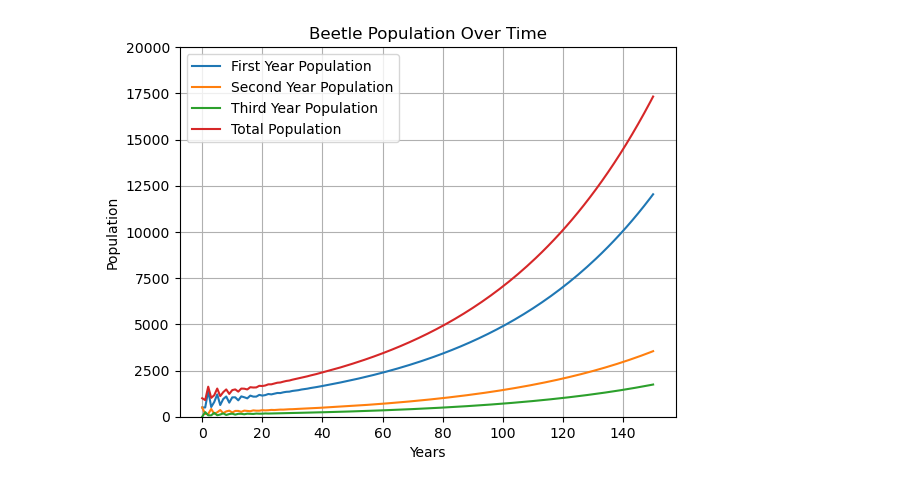
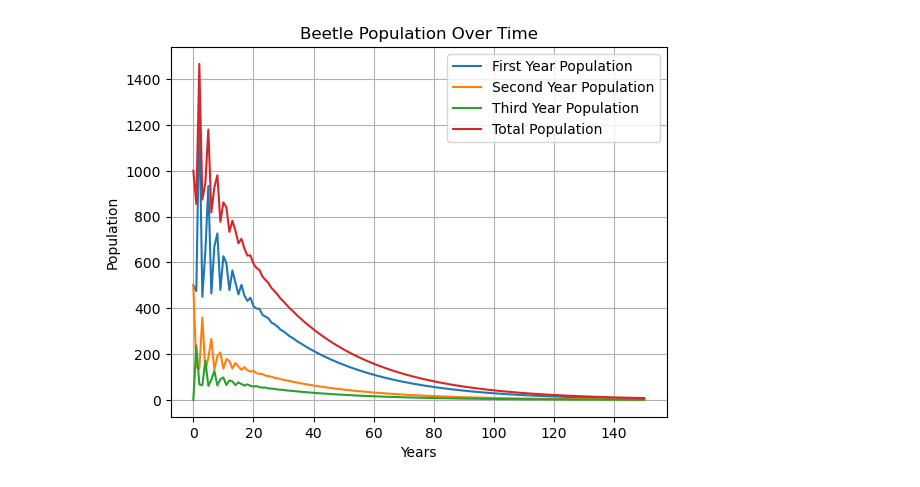
Before and after one commit to alexurling/BIO_350_F25, a Jupyter notebook: IC_Assignment6.ipynb, the cells around one changed output. Cells and saved outputs as stored; diff of their text form; code cells hidden in the pictures.

```diff
--- a/IC_Assignment6.ipynb
+++ b/IC_Assignment6.ipynb
@@ -11,7 +11,8 @@ import numpy as np
 def beetle_population(years, initial_first_year, initial_second_year):
 
     # Create the transition matrix and initial population vector
-    A = np.array([[0,1,5], [0.3,0,0], [0,0.5,0]])
+    trap_rate = 0.05
+    A = np.array([[0,1,5], [0.3,0,0], [0,0.5,0]]) * (1 - trap_rate)
     initial_population_vector = np.array([initial_first_year, initial_second_year, 0])
 
     # Create lists to store the populations of each age group and total population for each year
@@ -43,18 +44,18 @@ first_year, second_year, third_year, total = beetle_population(150, 500, 500)
 # %%
 #Graphing the results
 import matplotlib.pyplot as plt
 years = list(range(151))
 # Make the y limit 20000
-plt.ylim(0, 20000)
+
 plt.plot(years, first_year, label='First Year Population')
 plt.plot(years, second_year, label='Second Year Population')
 plt.plot(years, third_year, label='Third Year Population')
 plt.plot(years, total, label='Total Population')
 plt.xlabel('Years')
 plt.ylabel('Population')
 plt.title('Beetle Population Over Time')
 plt.legend()
 plt.grid()
 plt.show()
 # %% [output]
-[figure, old version]
+[figure, new version]
```
Also changed, not shown: parts of 1 cell of this notebook.
